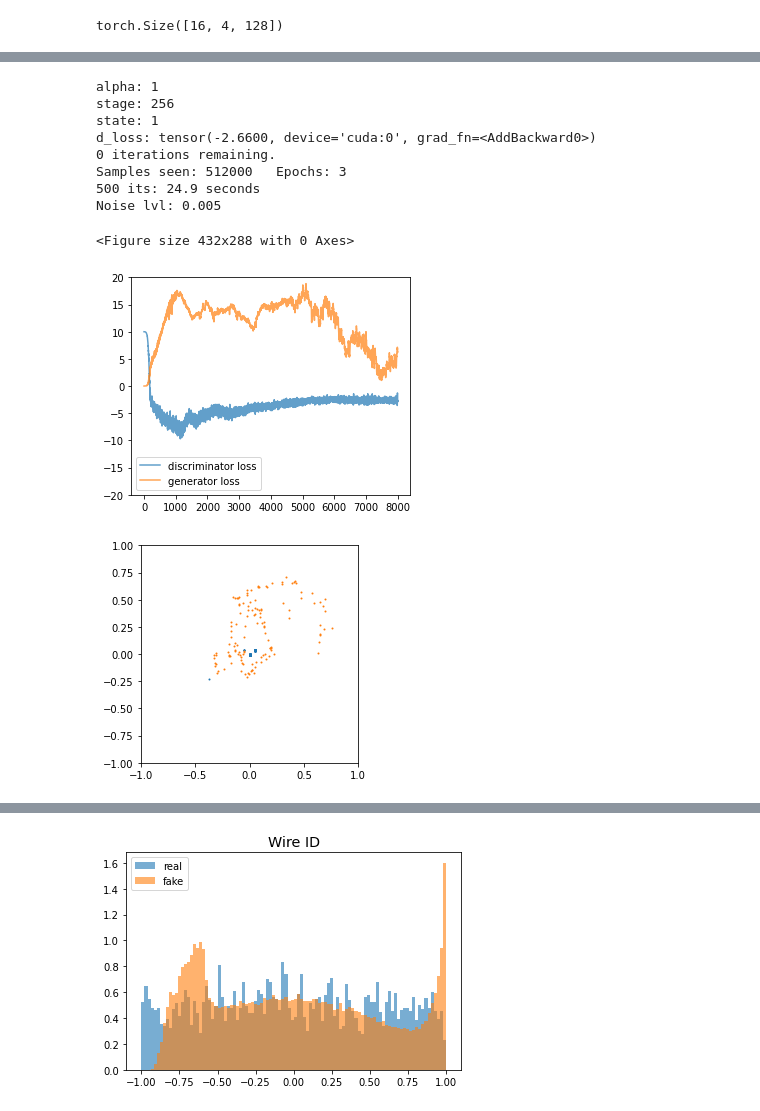
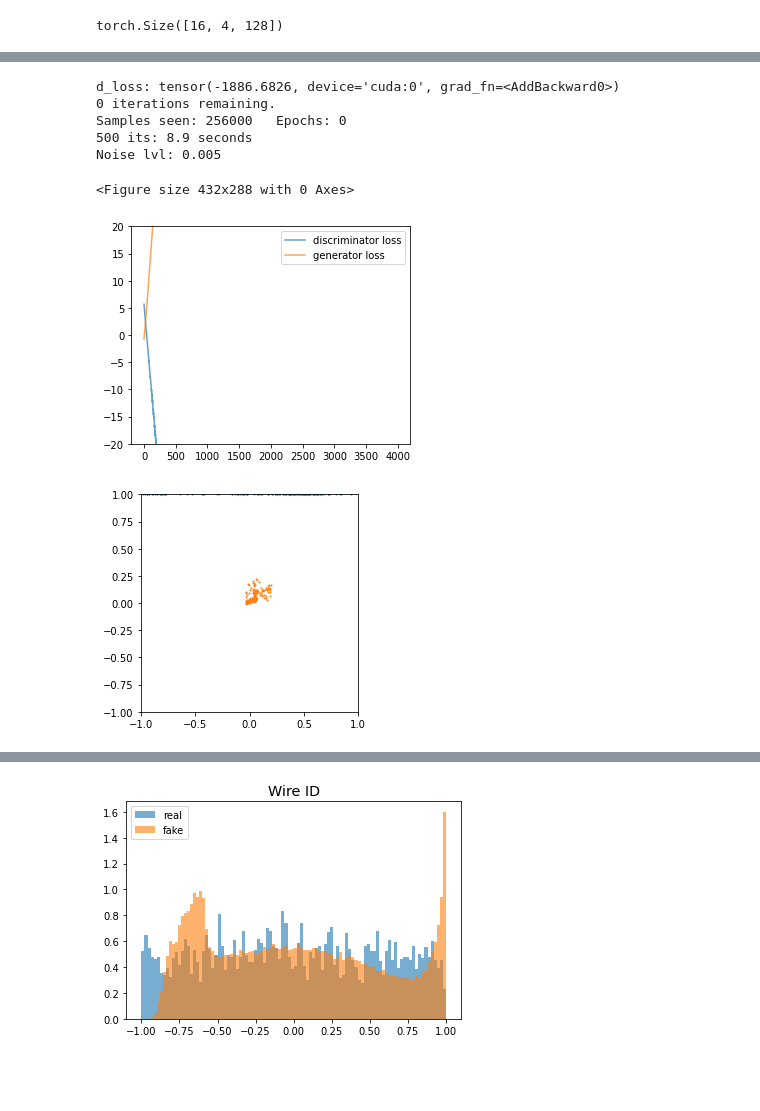
Before and after one commit to mdubouch/noise-gan, a Jupyter notebook: noise_info_one_hot_wire.ipynb, the cells around one changed output, grey strips where cells are left out. Drawn from its saved outputs; the diff is of its cells as text; code cells hidden in the pictures; blank space fills up the shorter version.

```diff
--- a/noise_info_one_hot_wire.ipynb
+++ b/noise_info_one_hot_wire.ipynb
@@ -1078,7 +1016,7 @@ def gradient_penalty(disc, real, fake):
     eps = to_device(torch.rand((real.shape[0], 1, 1)))
 
     interpolates = (eps * real + (1-eps) * fake).requires_grad_(True)
-    d_interpolates = disc(interpolates, real.shape[2])
+    d_interpolates = disc(interpolates)
     grad_outputs = to_device(torch.ones((real.shape[0]), requires_grad=False))
 
 
@@ -1134,14 +1069,14 @@ for i in range(its_to_do):
     optimizer_disc.zero_grad()
 
     # Sample
-    real = sample_real(batch_size, stage, 0)
-    fake = sample_fake(batch_size, stage, alpha)
+    real = sample_real(batch_size, noise_strength=0.0)
+    fake = sample_fake(batch_size)
 
-    true_disc_out = disc(real  + torch.randn_like(fake) * noise_lvl, alpha)
+    true_disc_out = disc(real  + torch.randn_like(fake) * noise_lvl)
     #true_disc_loss = loss(true_disc_out, 0.9 + 0.1 * torch.rand((batch_size), device='cuda'))
 
 
-    gen_disc_out = disc(fake.detach()  + torch.randn_like(fake) * noise_lvl, alpha)
+    gen_disc_out = disc(fake.detach()  + torch.randn_like(fake) * noise_lvl)
     #gen_disc_loss = loss(gen_disc_out, 0.1 * torch.rand((batch_size), device='cuda'))
 
     gp = gradient_penalty(disc, real, fake)
@@ -1162,9 +1097,9 @@ for i in range(its_to_do):
     disc.eval()
 
     if i % n_critic == 0:
-        fake = sample_fake(batch_size, stage, alpha)
+        fake = sample_fake(batch_size)
 
-        gen_disc_out = disc(fake + torch.randn_like(fake) * noise_lvl, alpha)
+        gen_disc_out = disc(fake + torch.randn_like(fake) * noise_lvl)
         g_loss = -torch.mean(gen_disc_out)
         #g_loss = nn.functional.binary_cross_entropy(gen_disc_out, torch.ones_like(gen_disc_out))
 
@@ -1185,35 +1120,12 @@ for i in range(its_to_do):
     its_since_prev_state += 1
 
 
-    if (state == 0):
-        alpha += alpha_step
-        if (alpha > 1.):
-            alpha = 1.
-
-    if its_since_prev_state == its_per_state:
-        its_since_prev_state = 0
-        if (state == 0):
-            state = 1
-            alpha = 1
-        elif (state == 1):
-            if (stage < 256):
-                state = 0
-                alpha = 0.
-                stage *= 2
-            else:
-                alpha = 1
-                state = 1
-
-
-
     # Display progress
     progress_rate = 500
     if (i+1) % progress_rate == 0:
 
         clear_output(wait=True)
-        print("alpha:", alpha)
-        print("stage:", stage)
-        print("state:", state)
+
         print("d_loss:", d_loss)
 
         print(str(its_to_do - i - 1) + " iterations remaining.")
@@ -1245,40 +1157,37 @@ for i in range(its_to_do):
         # plt.subplot(133)
         # plt.plot(disc_lin_grad, label='disc last layer mean grad')
         # plt.plot(gen_conv9_grad, label='gen last layer mean grad')
         # plt.legend()
         # plt.show()
 
 
         gen.eval()
-        _real = sample_real(1, stage, 0).cpu().detach().numpy()
-        _fake = sample_fake(1, stage, alpha).cpu().detach().numpy()
+        _real = sample_real(1, noise_strength=0.0).cpu().detach().numpy()
+        _fake = sample_fake(1).cpu().detach().numpy()
         #plt.polar((_real[:,3] + _fake[:,5]).cpu().detach().numpy().squeeze() * np.pi + np.pi,
         #          (_real[:,2] + _real[:,4]).cpu().detach().numpy().squeeze() * 0.5 + 0.5, marker='.', linewidth=0)
         #plt.polar((_fake[:,3] + _fake[:,5]).cpu().detach().numpy().squeeze() * np.pi + np.pi,
         #          (_fake[:,2] + _fake[:, 4]).cpu().detach().numpy().squeeze() * 0.5 + 0.5, marker='.', linewidth=0)
         plt.scatter(_real[:, 2], _real[:,3], s=1)
         plt.scatter(_fake[:, 2], _fake[:,3], s=1)
 
         plt.gca().set_aspect(1)
         plt.xlim(-1, 1)
         plt.ylim(-1, 1)
         #plt.yscale('log')
         #plt.legend()
         plt.show()
 
 end_time = time.time()
 elapsed = end_time - start_time
 
 print("%d iterations took %.1f seconds" % (its_to_do, elapsed))
 # %% [output]
-alpha: 1
-stage: 256
-state: 1
-d_loss: tensor(-2.6600, device='cuda:0', grad_fn=<AddBackward0>)
+d_loss: tensor(-1886.6826, device='cuda:0', grad_fn=<AddBackward0>)
 0 iterations remaining.
-Samples seen: 512000   Epochs: 3
-500 its: 24.9 seconds
+Samples seen: 256000   Epochs: 0
+500 its: 8.9 seconds
 Noise lvl: 0.005
 <Figure size 432x288 with 0 Axes>
-[figure, old version]
+[figure, new version]
-[figure, old version]
+[figure, new version]
```
Also changed, not shown: parts of 16 cells of this notebook.
